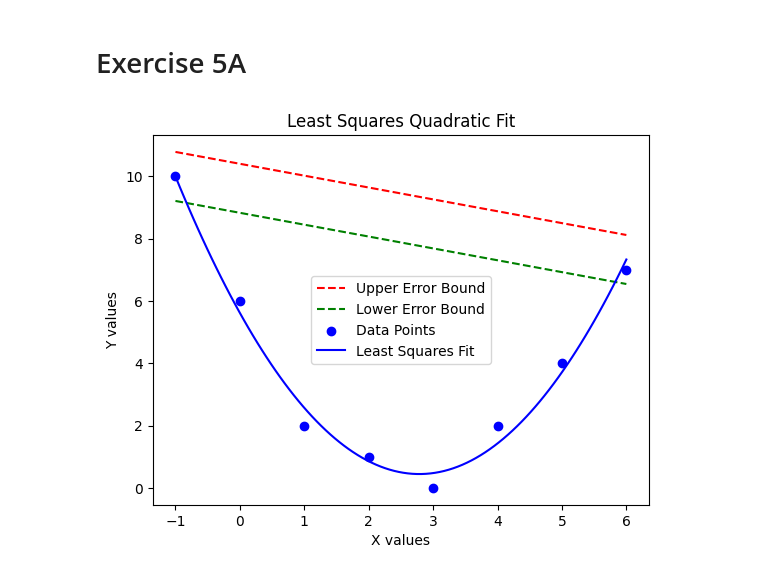
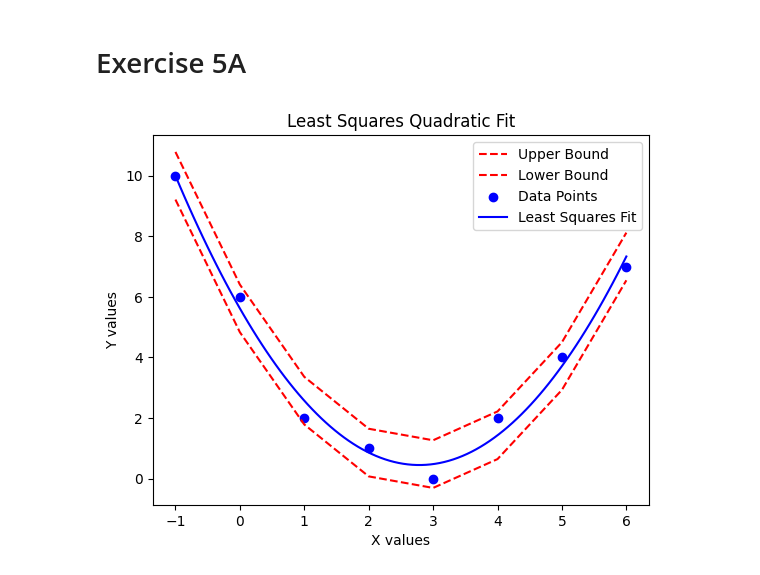
Before and after one commit to Quilhar/DataAnalytics, a Jupyter notebook: Stats/3.5 Least_squares_quadratics.ipynb, the cells around one changed output. Saved outputs shown, nothing was run; the diff lists cells and outputs as text; code cells hidden in the pictures.

```diff
--- a/Stats/3.5 Least_squares_quadratics.ipynb
+++ b/Stats/3.5 Least_squares_quadratics.ipynb
@@ -130,16 +130,16 @@ def least_squares_coefficient(x_list, y_list, ifit = 1):
 
     A = matrix_inverse(A, ifit)
 
+    a = A[0][0] * B[0][0] + A[0][1] * B[1][0] + A[0][2] * B[2][0]
+    b = A[1][0] * B[0][0] + A[1][1] * B[1][0] + A[1][2] * B[2][0]
+    c = A[2][0] * B[0][0] + A[2][1] * B[1][0] + A[2][2] * B[2][0]
+
     if ifit == 1:
-        a = A[0][0] * B[0][0] + A[0][1] * B[1][0]
-        b = A[1][0] * B[0][0] + A[1][1] * B[1][0]
+
 
         least_squares_coefficients = [[a, b]]
 
     if ifit == 2 :
-        a = A[0][0] * B[0][0] + A[0][1] * B[1][0] + A[0][2] * B[2][0]
-        b = A[1][0] * B[0][0] + A[1][1] * B[1][0] + A[1][2] * B[2][0]
-        c = A[2][0] * B[0][0] + A[2][1] * B[1][0] + A[2][2] * B[2][0]
 
         least_squares_coefficients = [[a, b, c]]
 
@@ -166,18 +166,17 @@ def graph__least_squares(x_data, y_data, x_axis = '', y_axis = '', title = '', f
 
     plt.scatter(x_data, y_data, color='blue', label='Data Points')
 
+    a = coefficients[0][0]
+    b = coefficients[0][1]
+    c = coefficients[0][2]
+
     if fit == 1:
-        a = coefficients[0][0]
-        b = coefficients[0][1]
 
         x_fit = np.linspace(min(x_data), max(x_data), 100)
         y_fit = a * x_fit + b
         plt.plot(x_fit, y_fit, color='blue', label='Least Squares Fit')
 
     if fit == 2:
-        a = coefficients[0][0]
-        b = coefficients[0][1]
-        c = coefficients[0][2]
 
         x_fit = np.linspace(min(x_data), max(x_data), 100)
         y_fit = a * x_fit ** 2 + b * x_fit + c
@@ -232,12 +231,14 @@ def error_bar_bounds(x_data, y_data, fit = 1):
     residuals, residual_mean, residual_std_dev = calculate_residuals(x, y, ifit = fit)
     correlation_coefficients = least_squares_coefficient(x, y, ifit = fit)
 
+    upper_boundx = []
+    upper_boundy = []
+
+    lower_boundx = []
+    lower_boundy = []
+
     if fit == 1:
-        upper_boundx = []
-        upper_boundy = []
 
-        lower_boundx = []
-        lower_boundy = []
 
         upper_boundx.append(np.min(x))
         upper_boundx.append(np.max(x))
@@ -247,36 +248,45 @@ def error_bar_bounds(x_data, y_data, fit = 1):
 
         y_upper_min = (correlation_coefficients[0][0]*np.min(x)) + (correlation_coefficients[0][1] - (residual_mean - 2 * residual_std_dev))
         y_upper_max = (correlation_coefficients[0][0]*np.max(x)) + (correlation_coefficients[0][1] + (residual_mean + 2 * residual_std_dev))
 
         upper_boundy.append(y_upper_min)
         upper_boundy.append(y_upper_max)
 
         y_lower_min = (correlation_coefficients[0][0]*np.min(x)) + (correlation_coefficients[0][1] - (residual_mean + 2 * residual_std_dev))
         y_lower_max = (correlation_coefficients[0][0]*np.max(x)) + (correlation_coefficients[0][1] + (residual_mean - 2 * residual_std_dev))
 
         lower_boundy.append(y_lower_min)
         lower_boundy.append(y_lower_max)
 
-        return upper_boundy, upper_boundx, lower_boundx, lower_boundy
-
     if fit == 2:
 
+        for i in range(len(x)):
+            upper_boundx.append(x[i])
+            lower_boundx.append(x[i])
+
+            y_upper = (correlation_coefficients[0][0] * (x[i] ** 2)) + (correlation_coefficients[0][1] * x[i]) + correlation_coefficients[0][2] + (residual_mean + 2 * residual_std_dev)
+            y_lower = (correlation_coefficients[0][0] * (x[i] ** 2)) + (correlation_coefficients[0][1] * x[i]) + correlation_coefficients[0][2] - (residual_mean + 2 * residual_std_dev)
+
+            upper_boundy.append(y_upper)
+            lower_boundy.append(y_lower)
+
+    return upper_boundy, upper_boundx, lower_boundx, lower_boundy
 
 
 def graphing_error_bars(x_data, y_data, fit = 1):
     upper_boundy, upper_boundx, lower_boundx, lower_boundy = error_bar_bounds(x_data, y_data, fit)
 
-    plt.plot(upper_boundx, upper_boundy, color='red', linestyle='--', label='Upper Error Bound')
-    plt.plot(lower_boundx, lower_boundy, color='green', linestyle='--', label='Lower Error Bound')
+
+    plt.plot(upper_boundx, upper_boundy, color='red', linestyle='--', label='Upper Bound')
+    plt.plot(lower_boundx, lower_boundy, color='red', linestyle='--', label='Lower Bound')
 
     plt.xlabel('X values')
     plt.ylabel('Y values')
     plt.title('Error Bounds for Least Squares Fit')
     plt.legend()
 
-upper_boundy, upper_boundx, lower_boundx, lower_boundy = error_bar_bounds(x, y, fit = 2)
 
 graphing_error_bars(x, y, fit = 2)
 graph__least_squares(x, y, x_axis='X values', y_axis='Y values', title='Least Squares Quadratic Fit', fit=2)
 # %% [output]
-[figure, old version]
+[figure, new version]
```
Also changed, not shown: 5 other files.
